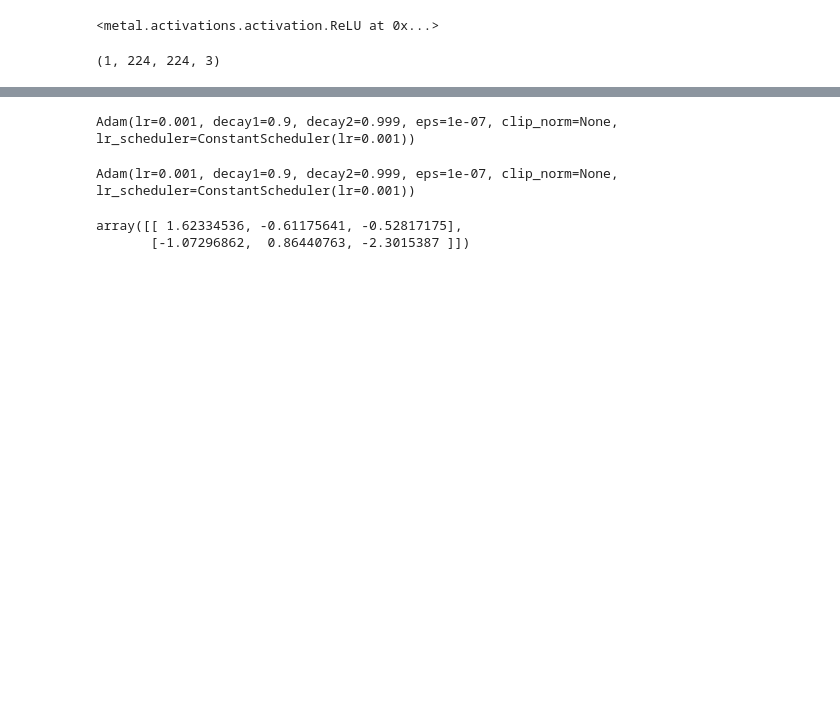
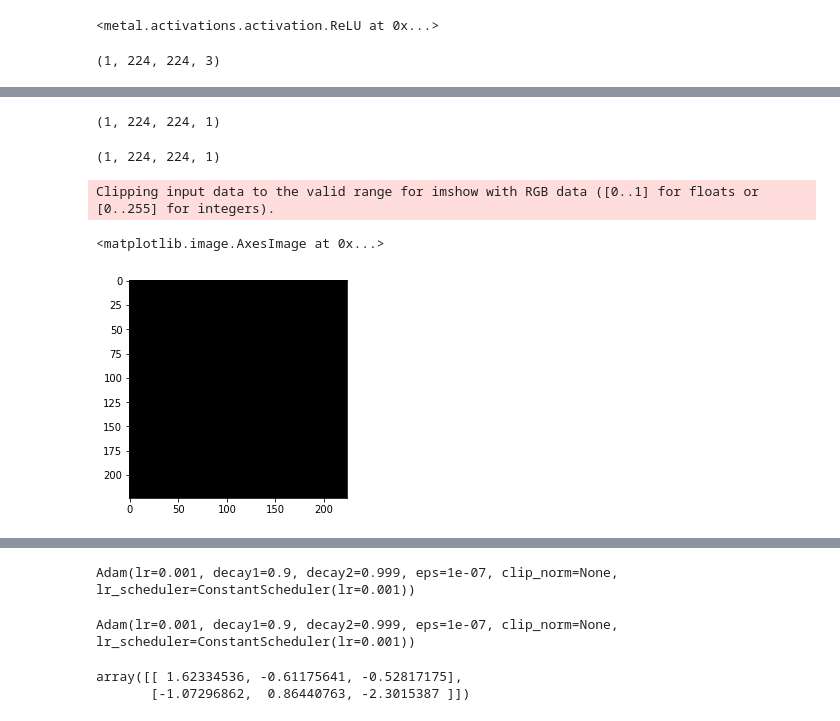
Before and after one commit to miguelmyers8/Metal, a Jupyter notebook: deprecated/examples/Untitled2.ipynb, the cells around one changed output, grey strips where cells are left out. Drawn from its saved outputs; the diff is of its cells as text; code cells hidden in the pictures; blank space fills up the shorter version.

```diff
--- a/deprecated/examples/Untitled2.ipynb
+++ b/deprecated/examples/Untitled2.ipynb
@@ -69,0 +128,22 @@ plt.imshow(z2[0].reshape( 224, 224),interpolation='lanczos')
+# %%
+f1g = f1.backward(d1g)
+# %%
+c1g = c2.backward(f1g)
+# %%
+p1g = p1.backward(c1g)
+# %%
+c1g.shape
+# %% [output]
+(1, 224, 224, 1)
+# %%
+c1g_ = c1.backward(p1g)
+# %%
+c1g.shape
+# %% [output]
+(1, 224, 224, 1)
+# %%
+plt.imshow(c1g_.reshape(224, 224,3),interpolation='lanczos')
+# %% [output]
+Clipping input data to the valid range for imshow with RGB data ([0..1] for floats or [0..255] for integers).
+<matplotlib.image.AxesImage at 0x...>
+[figure, added]
```
Also changed, not shown: parts of 34 cells of this notebook, 32 other files.
